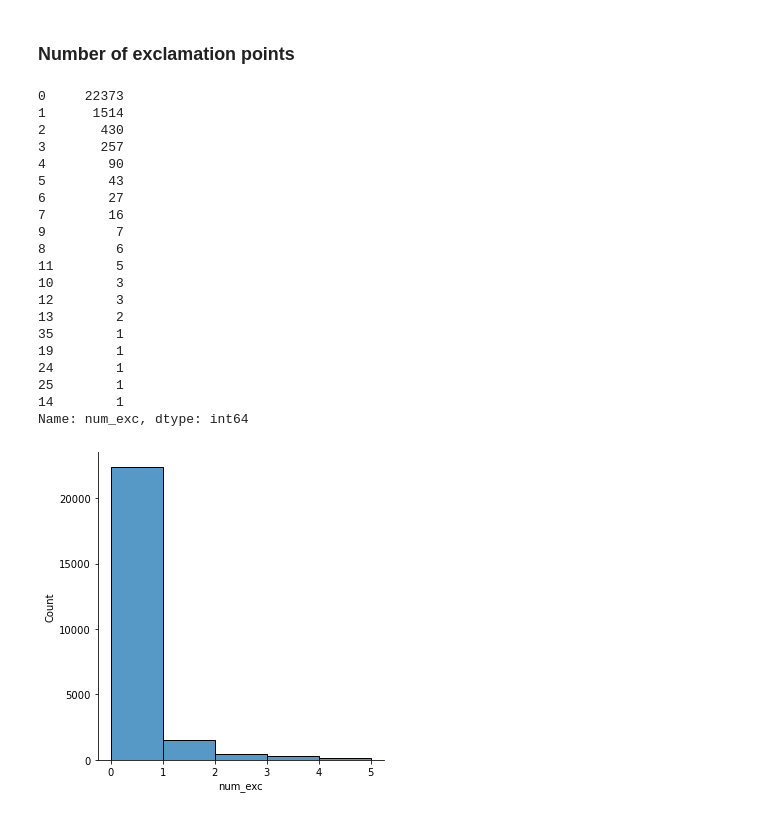
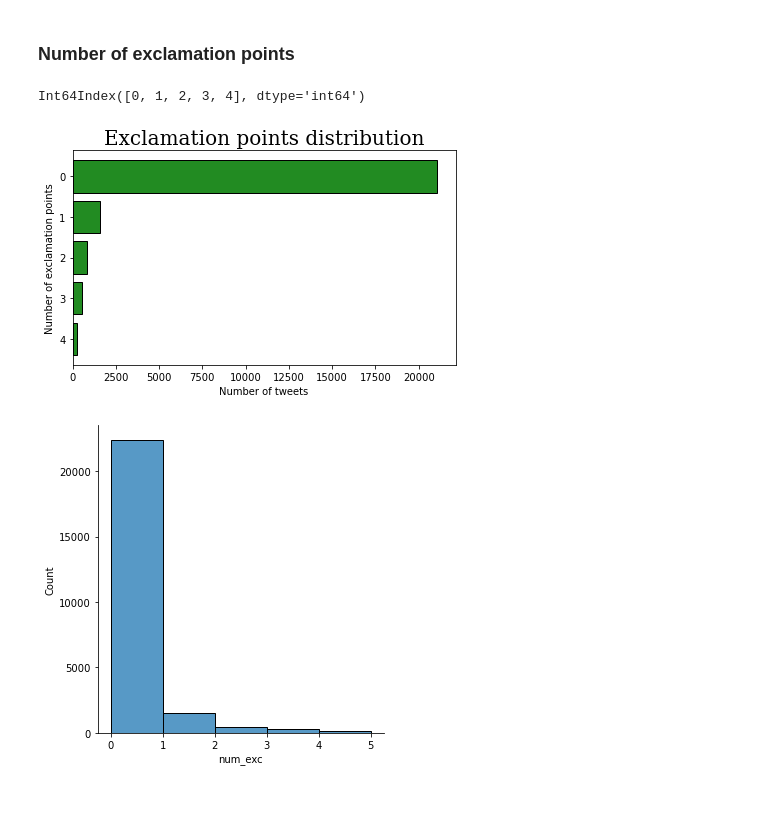
Before and after one commit to MarcoP9/textmining, a Jupyter notebook: 03-Features_extraction.ipynb, the cells around one changed output. Drawn from its saved outputs; the diff is of its cells as text; code cells hidden in the pictures.

```diff
--- a/03-Features_extraction.ipynb
+++ b/03-Features_extraction.ipynb
@@ -155,25 +166,9 @@ def exclamation(text):
 # %%
 df["num_exc"] = df["tweet"].apply(lambda x : exclamation(x))
 # %%
-df["num_exc"].value_counts()
+prova = df["num_exc"].value_counts()
-# %% [output]
-0     22373
-1      1514
-2       430
-3       257
-4        90
-5        43
-6        27
-7        16
-9         7
-8         6
-11        5
-10        3
-12        3
-13        2
-35        1
-19        1
-24        1
-25        1
-14        1
-Name: num_exc, dtype: int64
+# %%
+prova = prova[0:5]
+prova.index
+# %% [output]
+Int64Index([0, 1, 2, 3, 4], dtype='int64')
@@ -180,3 +177,14 @@ Name: num_exc, dtype: int64
+# %%
+fig, ax = plt.subplots(sharey=True, tight_layout=True)
+
+# We can set the number of bins with the `bins` kwarg
+ax.barh(y = prova.index, width = prova, color = "forestgreen", edgecolor = 'black')
+ax.set_title("Exclamation points distribution", size = 20, fontdict = {'family': 'serif'})
+ax.set_xlabel('Number of tweets', size = 10)
+ax.set_ylabel('Number of exclamation points', size= 10)
+ax.invert_yaxis()
+# %% [output]
+[figure, added]
 # %%
 ax = sns.displot(df, x="num_exc",
                  bins = [0,1,2,3,4,5])
```
Also changed, not shown: parts of 7 cells of this notebook.
